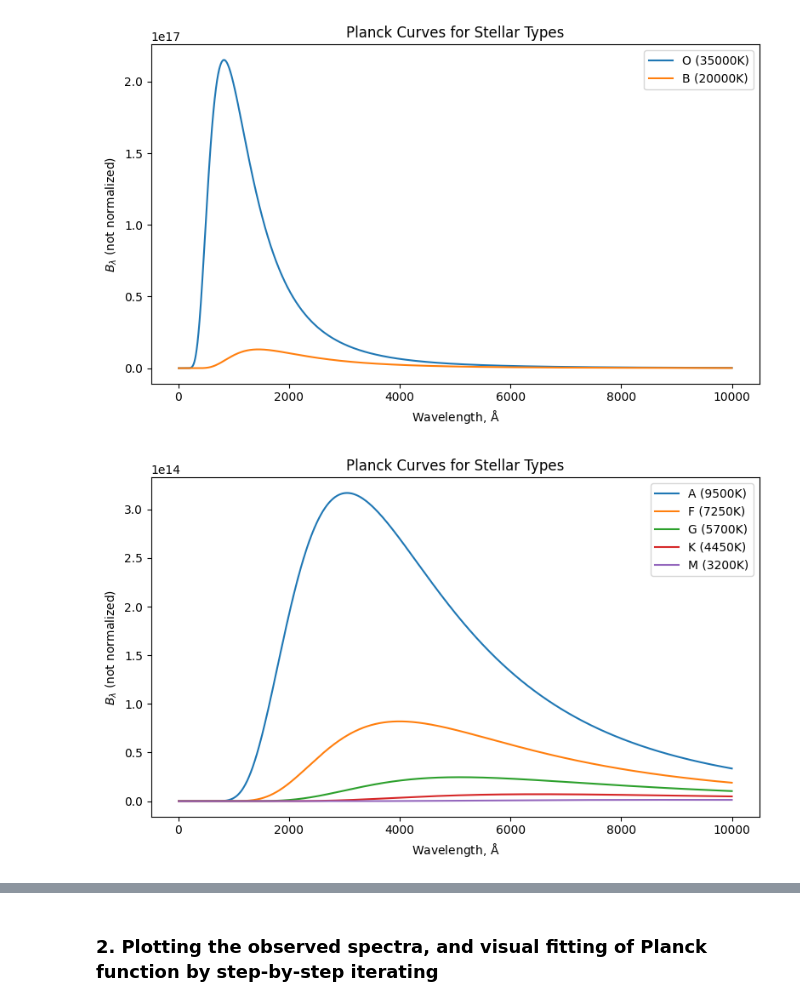
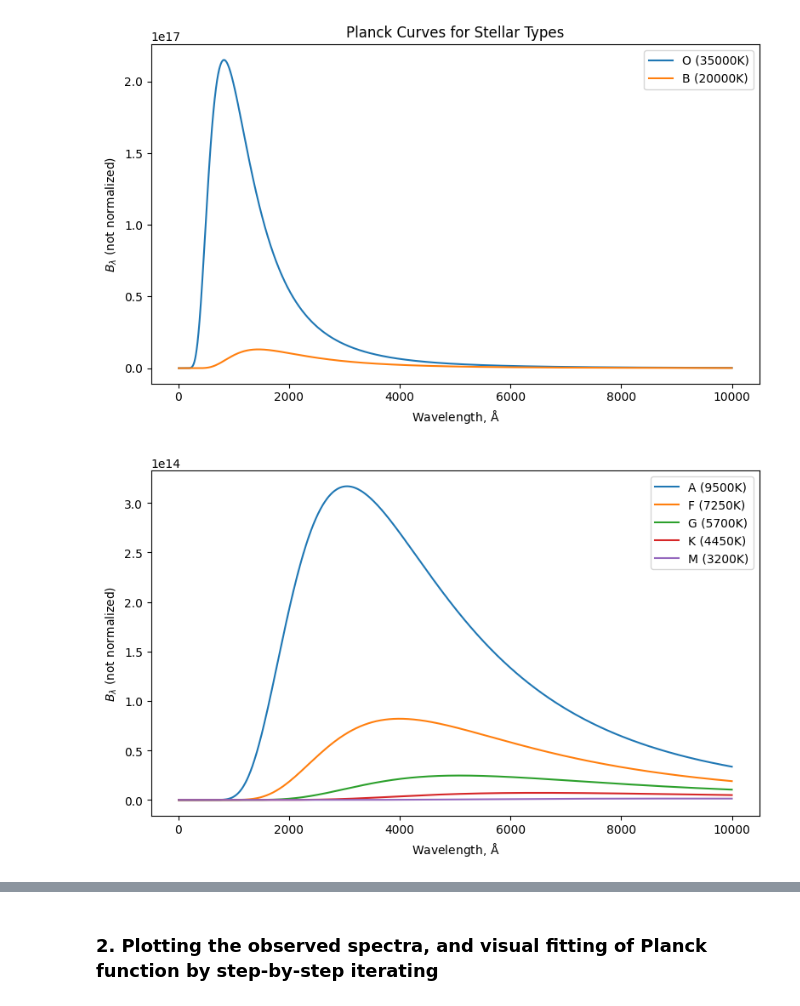
Before and after one commit to ASTR0MNSTR/univ_codes, a Jupyter notebook: 2025_2026/01-atm/Planck/planck.ipynb, the cells around one changed output, grey strips where cells are left out. Cells and saved outputs as stored; diff of their text form; code cells hidden in the pictures.

```diff
--- a/2025_2026/01-atm/Planck/planck.ipynb
+++ b/2025_2026/01-atm/Planck/planck.ipynb
@@ -72,24 +73,25 @@ plt.show()
 # %%
 fig, ax = plt.subplots(1, 1, figsize=(8,5))
 
 wave = np.arange(10, 10000, 1)
 
 for t, T in zip(types[2:], temps[2:]):
     B = planck(wave, T)
     B_norm = B
     ax.plot(wave, B_norm, label=f'{t} ({T}K)')
 
 ax.set_xlabel(r'Wavelength, ${\rm \AA}$')
 ax.set_ylabel(r'$B_{\lambda}$ (not normalized)')
-ax.set_title('Planck Curves for Stellar Types')
+# ax.set_title('Planck Curves for Stellar Types')
 ax.legend()
 
 # ax.set_yscale('log')
 
 fig.tight_layout()
+plt.savefig('/media/olehryz/Elements/progs/univ_codes/2025_2026/01-atm/Planck/images/planck_stellar_types_2.pdf', dpi=600, bbox_inches='tight', pad_inches=0.05)
 plt.show()
 # %% [output]
-[figure, old version]
+[figure, new version]
 # %%
 fig, ax = plt.subplots(1, 1, figsize=(8,5))
 
```
Also changed, not shown: parts of 5 cells of this notebook, 7 other files.
